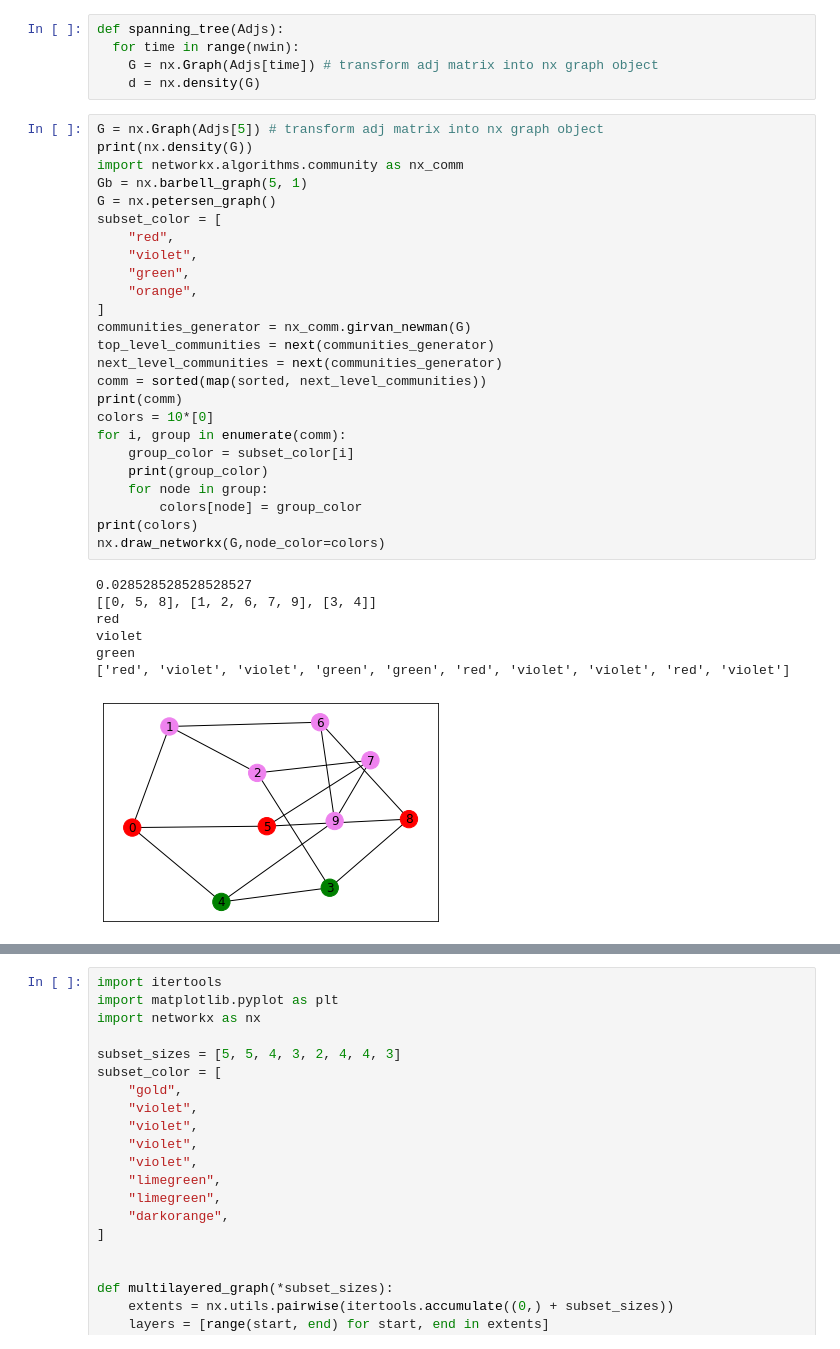
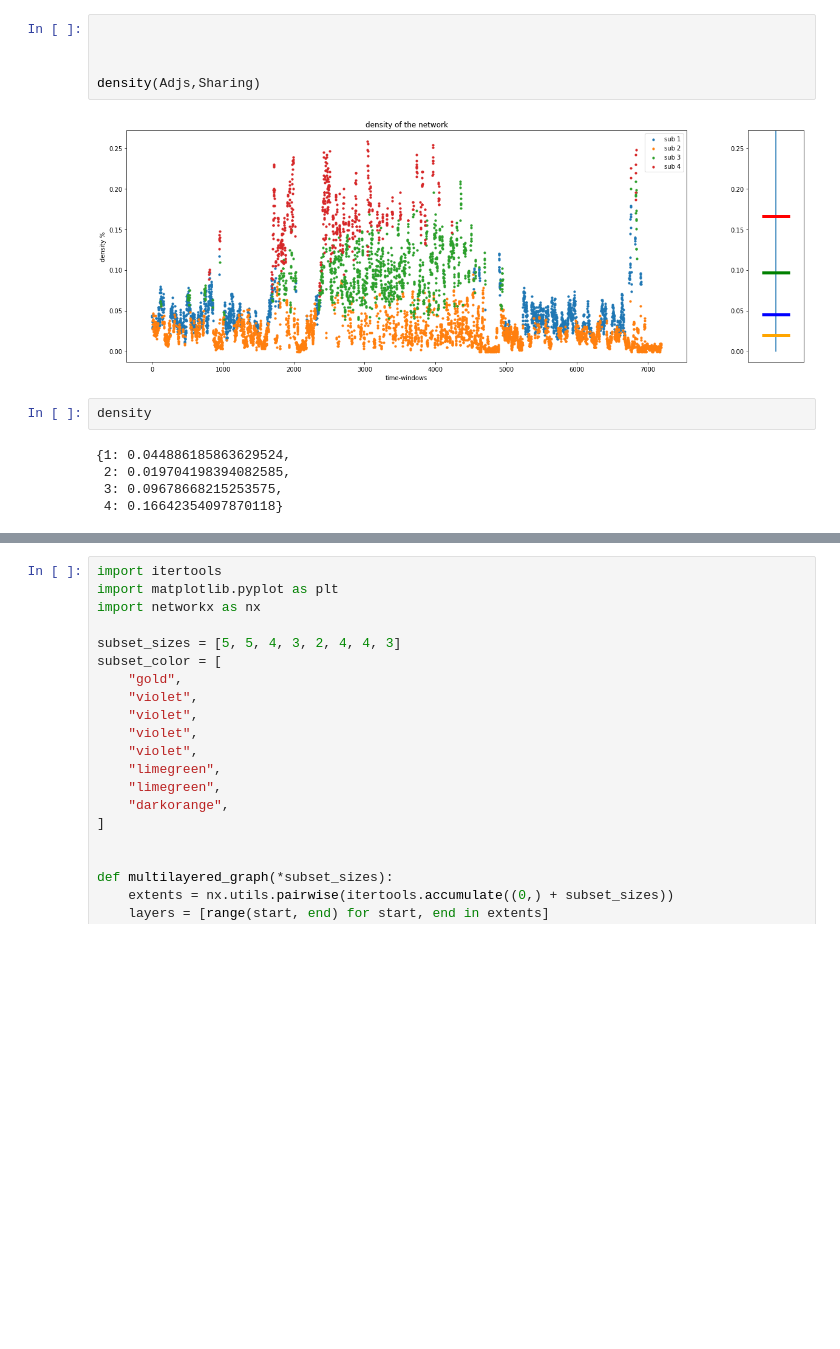
Before and after one commit to Benjamin-Wkd/Network-Graph-Analysis, a Jupyter notebook: load Matlab struct.ipynb, the cells around one changed output, grey strips where cells are left out. Cells and saved outputs as stored; diff of their text form; blank space fills up the shorter version.

Commit message:
add modularity, plot_modularity, plot_density

```diff
--- a/load Matlab struct.ipynb
+++ b/load Matlab struct.ipynb
@@ -537,41 +637,17 @@ Computing cp-centralisation . . .
 [figure]
 [figure]
 [figure]
-# %%
-def spanning_tree(Adjs):
-  for time in range(nwin):
-    G = nx.Graph(Adjs[time]) # transform adj matrix into nx graph object
-    d = nx.density(G)
-# %%
-G = nx.Graph(Adjs[5]) # transform adj matrix into nx graph object
-print(nx.density(G))
-import networkx.algorithms.community as nx_comm
-Gb = nx.barbell_graph(5, 1)
-G = nx.petersen_graph()
-subset_color = [
-    "red",
-    "violet",
-    "green",
-    "orange",
-]
-communities_generator = nx_comm.girvan_newman(G)
-top_level_communities = next(communities_generator)
-next_level_communities = next(communities_generator)
-comm = sorted(map(sorted, next_level_communities))
-print(comm)
-colors = 10*[0]
-for i, group in enumerate(comm):
-    group_color = subset_color[i]
-    print(group_color)
-    for node in group:
-        colors[node] = group_color
-print(colors)
-nx.draw_networkx(G,node_color=colors)
-# %% [output]
-0.028528528528528527
-[[0, 5, 8], [1, 2, 6, 7, 9], [3, 4]]
-red
-violet
-green
-['red', 'violet', 'violet', 'green', 'green', 'red', 'violet', 'violet', 'red', 'violet']
-[figure, removed]
+# %%
+
+
+
+density(Adjs,Sharing)
+# %% [output]
+[figure, added]
+# %%
+density
+# %% [output]
+{1: 0.044886185863629524,
+ 2: 0.019704198394082585,
+ 3: 0.09678668215253575,
+ 4: 0.16642354097870118}
```
Also changed, not shown: parts of 5 cells of this notebook.
